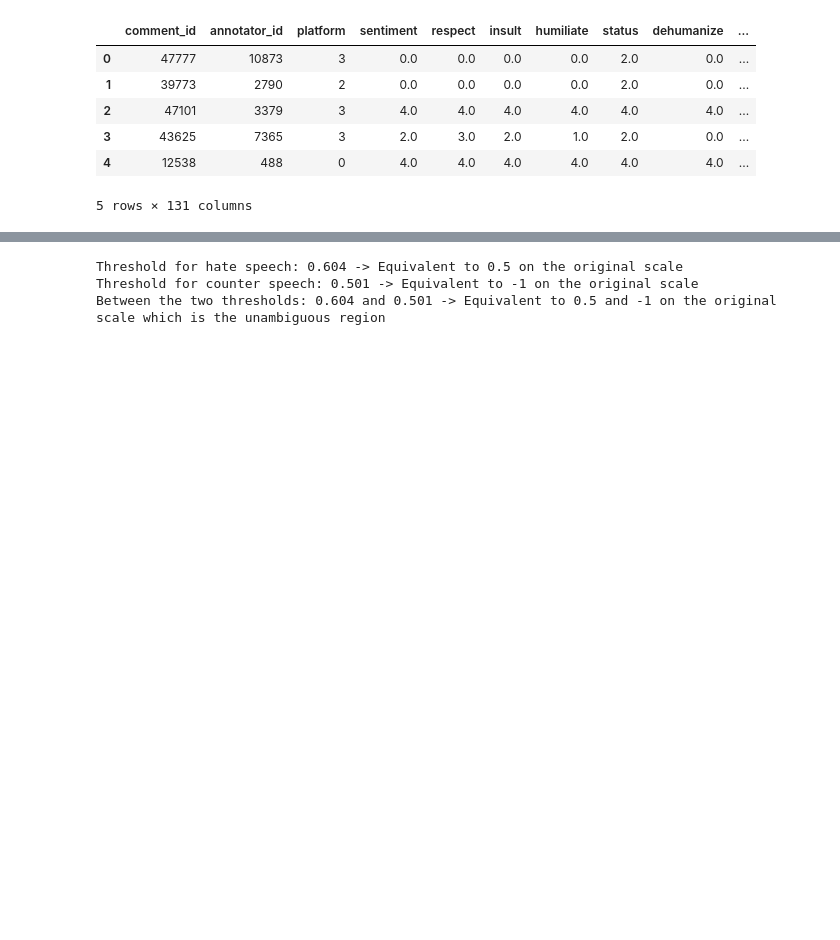
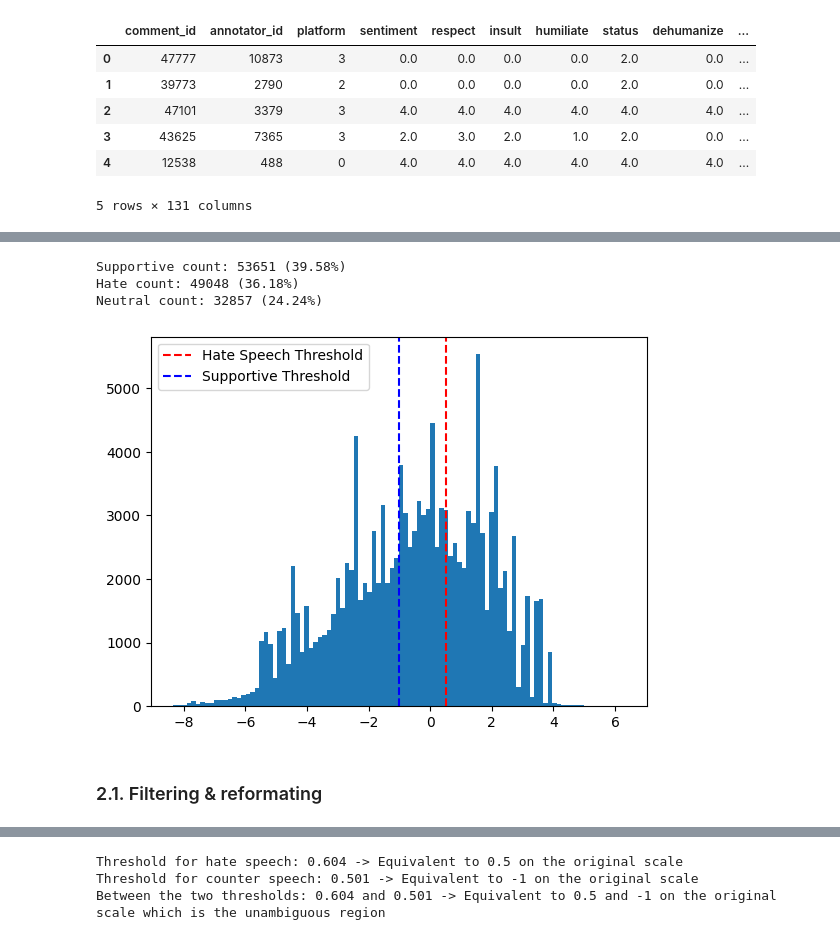
Before and after one commit to AugustBjerg/NLP-exam, a Jupyter notebook: notebooks/tobias.ipynb, the cells around one changed output, grey strips where cells are left out. Saved outputs shown, nothing was run; the diff lists cells and outputs as text; code cells hidden in the pictures; blank space fills up the shorter version.

```diff
--- a/notebooks/tobias.ipynb
+++ b/notebooks/tobias.ipynb
@@ -8,16 +8,19 @@
 # %%
 from datasets import load_dataset
 import pandas as pd
+import matplotlib.pyplot as plt
+import seaborn as sns
 import tqdm as notebook_tqdm
 
 
 # Load the dataset from the Hugging Face Hub
-# The dataset is available at: https://huggingface.co/datasets/ucberkeley-dlab/measuring-hate-speech
 notebook_tqdm.tqdm.pandas()
 dataset = load_dataset('ucberkeley-dlab/measuring-hate-speech')
 
 # Convert the dataset to a pandas DataFrame
-df = dataset['train'].to_pandas()
+df_raw = dataset['train'].to_pandas()
 # %%
 TRAIN_RATIO = 0.8 # TODO: factor this out everywhere
 TEST_RATIO = 0.2
+HATE_SPEECH_THRESHOLD_UNNORMALIZED = 0.5
+SUPPORTIVE_THRESHOLD_UNNORMALIZED = -1
@@ -51,0 +55,34 @@ df.describe()
+# %%
+# Make a histogram of the hate_speech_score with annotated lines at the thresholds
+def plot_hate_speech_score_histogram(df, hate_threshold, supportive_threshold):
+
+    total_count = df.shape[0]
+
+    # Calculate the amount of values below the supportive threshold
+    supportive_count = df[df['hate_speech_score'] < supportive_threshold].shape[0]
+
+    # Calculate the amount of values above the hate threshold
+    hate_count = df[df['hate_speech_score'] > hate_threshold].shape[0]
+
+    # Calculate the amount of values between the thresholds
+    neutral_count = df[(df['hate_speech_score'] >= supportive_threshold) & (df['hate_speech_score'] <= hate_threshold)].shape[0]
+
+    print(f"Supportive count: {supportive_count} ({supportive_count / total_count * 100:.2f}%)")
+    print(f"Hate count: {hate_count} ({hate_count / total_count * 100:.2f}%)")
+    print(f"Neutral count: {neutral_count} ({neutral_count / total_count * 100:.2f}%)")
+
+    # Plot in histogram as well
+    plt.hist(df['hate_speech_score'], bins=100)
+    plt.axvline(hate_threshold, color='red', linestyle='--', label='Hate Speech Threshold')
+    plt.axvline(supportive_threshold, color='blue', linestyle='--', label='Supportive Threshold')
+    plt.legend()
+    plt.show()
+
+plot_hate_speech_score_histogram(df_raw, HATE_SPEECH_THRESHOLD_UNNORMALIZED, SUPPORTIVE_THRESHOLD_UNNORMALIZED)
+# %% [output]
+Supportive count: 53651 (39.58%)
+Hate count: 49048 (36.18%)
+Neutral count: 32857 (24.24%)
+[figure, added]
+# %% [markdown]
+### 2.1. Filtering & reformating
```
Also changed, not shown: parts of 22 cells of this notebook.
